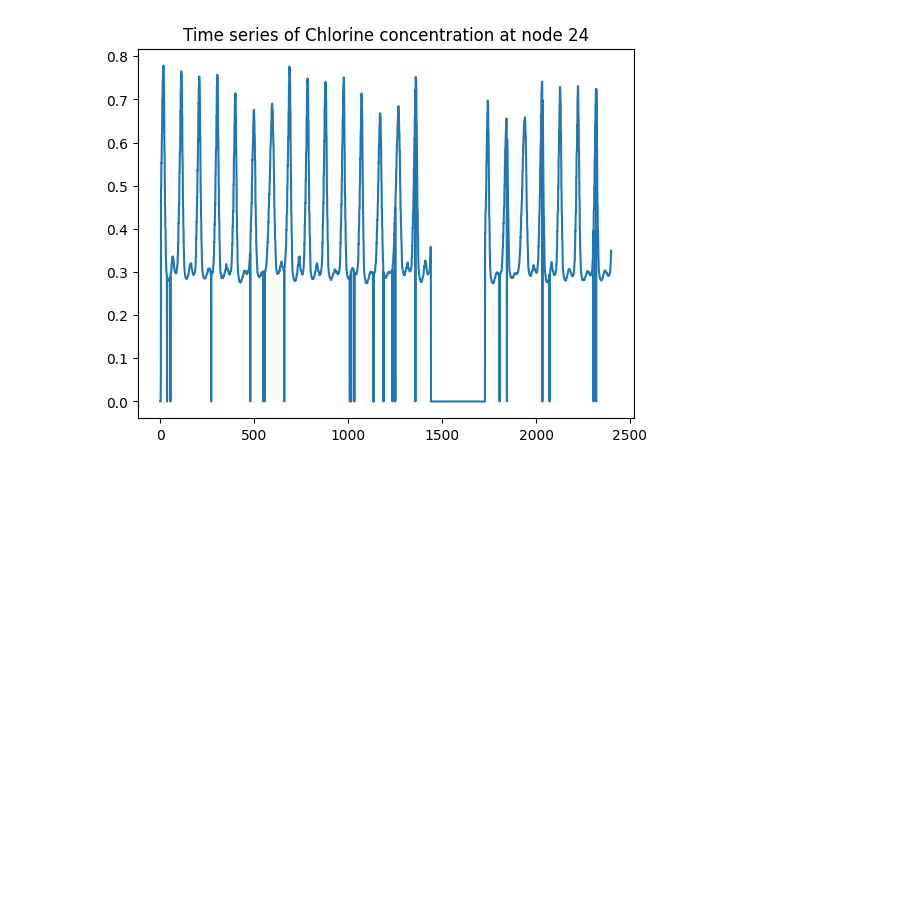
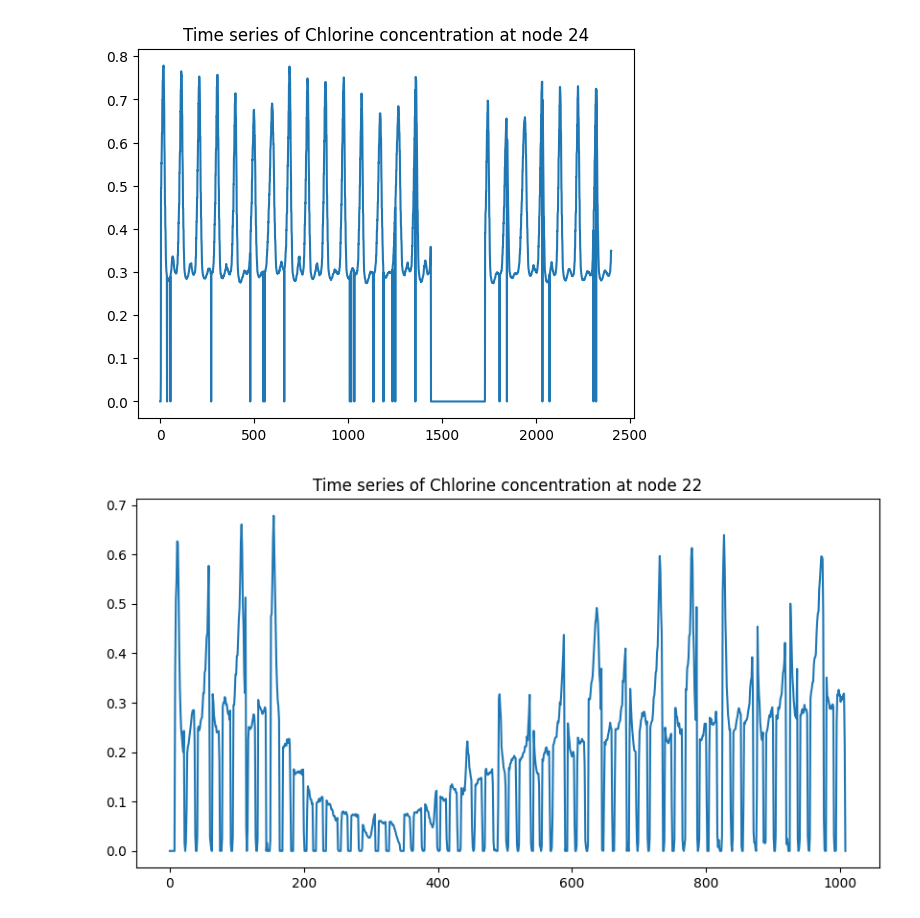
Before and after one commit to elineee/AI-for-Drinking-Water-Chlorination-Challenge-IJCAI-25, a Jupyter notebook: data/data_transformation.ipynb, the cells around one changed output. Saved outputs shown, nothing was run; the diff lists cells and outputs as text; code cells hidden in the pictures; blank space fills up the shorter version.

```diff
--- a/data/data_transformation.ipynb
+++ b/data/data_transformation.ipynb
@@ -162,3 +162,24 @@ df_defected[column_name] = x_defected
 plot_time_series(df_defected, node_id)
 # %% [output]
 [figure]
+# %%
+import pandas as pd
+
+df = pd.read_csv(".\\data_arsenic\\scada_data_conta_22_cleaned.csv")
+
+def display_time_series(df, node):
+    column_name_cl = "chlorine_concentration"
+    df_filtered = df[df['node'] == node]
+    if column_name_cl in df_filtered.columns:
+        column_abscisse = df_filtered['timestep']
+        column_ordonnee = df_filtered[column_name_cl]
+        import matplotlib.pyplot as plt
+        plt.figure(figsize=(10, 5))
+        plt.plot(column_abscisse, column_ordonnee)
+        plt.title(f"Time series of Chlorine concentration at node {node}")
+    else:
+        print(f"Column {column_name_cl} not found in DataFrame.")
+
+display_time_series(df, 22)
+# %% [output]
+[figure, added]
```
Also changed, not shown: parts of 3 cells of this notebook, 3 other files.
